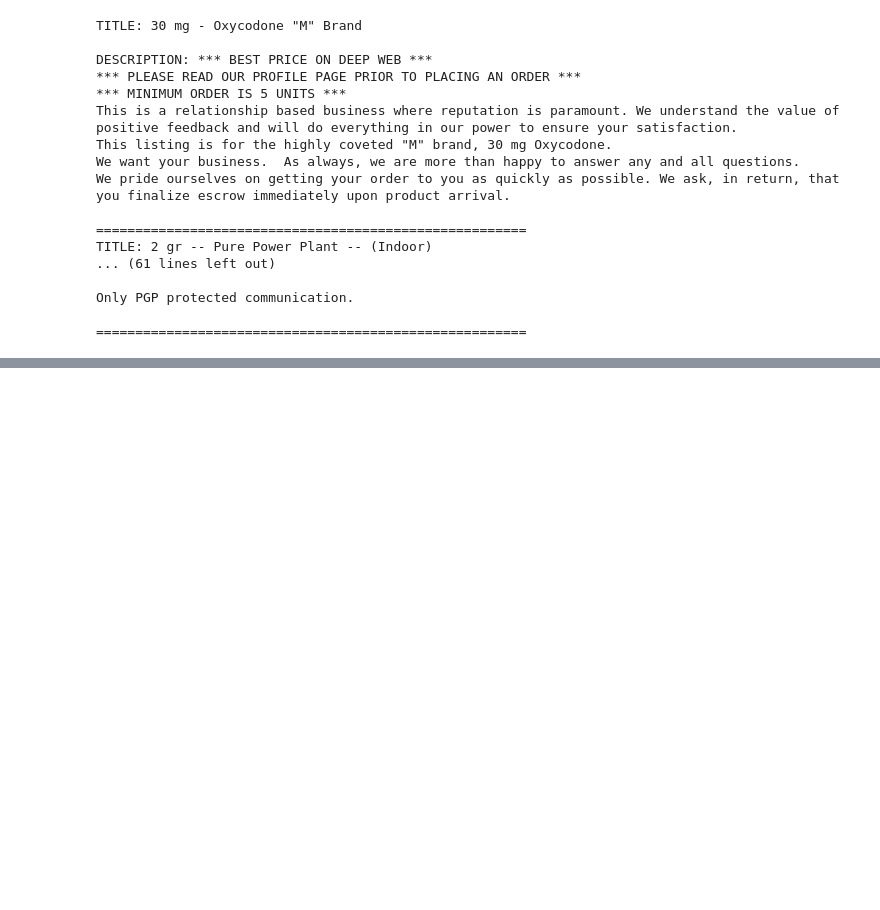
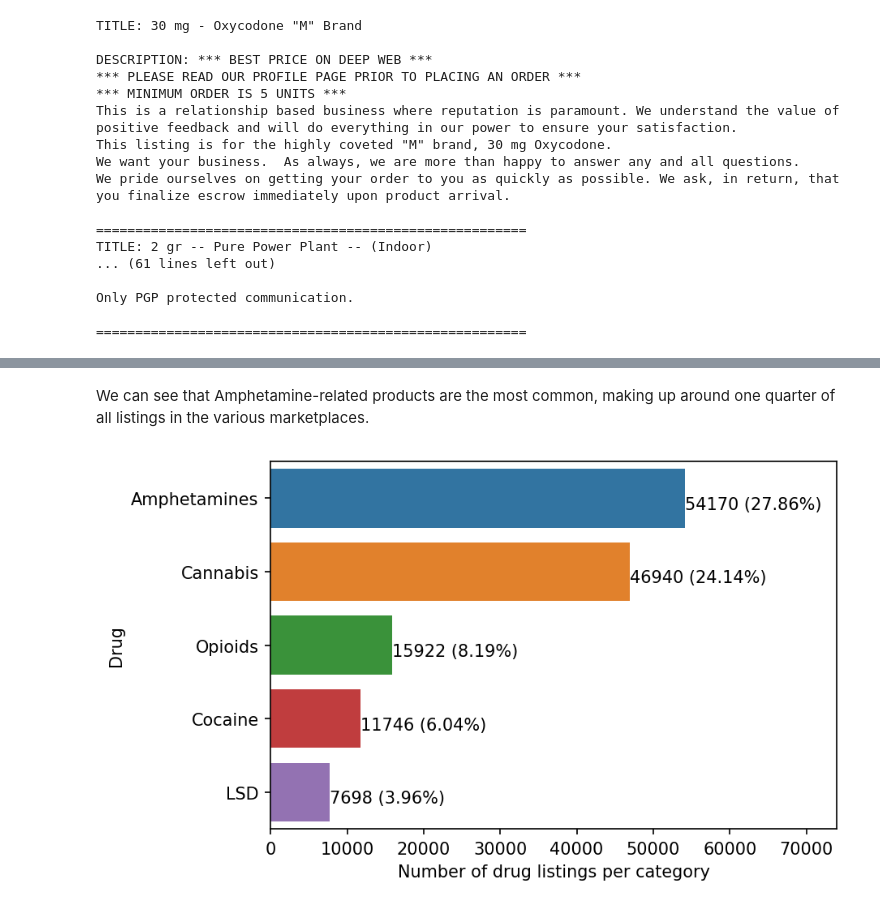
Before and after one commit to freddyman2k/darknet-drug-sales-data-analysis, a Jupyter notebook: exp/exp001_ExploringAndCleaningTheDataset.ipynb, the cells around one changed output, grey strips where cells are left out. Cells and saved outputs as stored; diff of their text form; code cells hidden in the pictures; blank space fills up the shorter version.

```diff
--- a/exp/exp001_ExploringAndCleaningTheDataset.ipynb
+++ b/exp/exp001_ExploringAndCleaningTheDataset.ipynb
@@ -383,0 +512,17 @@ for p in ax.patches:
+# %% [markdown]
+We can see that Amphetamine-related products are the most common, making up around one quarter of all listings in the various marketplaces.
+# %%
+#plt.figure(figsize=(10, 20))
+plt.figure(dpi=150)
+ax = sns.countplot(y='grouped_drug_names', data=df, order=df["grouped_drug_names"].value_counts().head(5).index);
+total = len(df)
+for p in ax.patches:
+    percentage = 100 * p.get_width() / total
+    ax.annotate(f'{p.get_width()} ({percentage:.2f}%)', (p.get_width(), p.get_y()+0.55))
+xlim = plt.gca().get_xlim()
+plt.xlim([xlim[0], xlim[1]*1.3]);
+plt.ylabel("Drug");
+plt.xlabel("Number of drug listings per category")
+plt.savefig("5_most_common_drugs.pdf", bbox_inches="tight");
+# %% [output]
+[figure, added]
```
Also changed, not shown: parts of 66 cells of this notebook, 2 other files.
